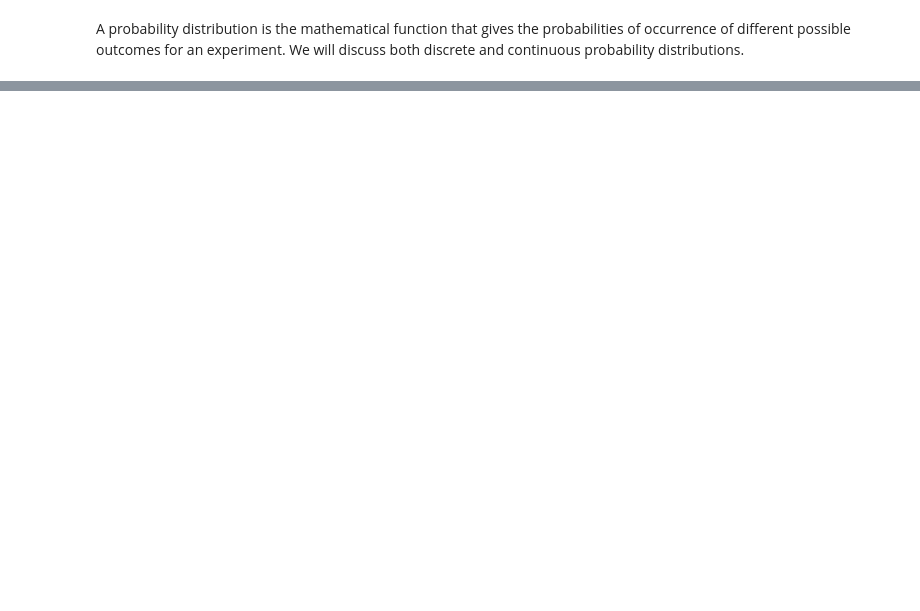
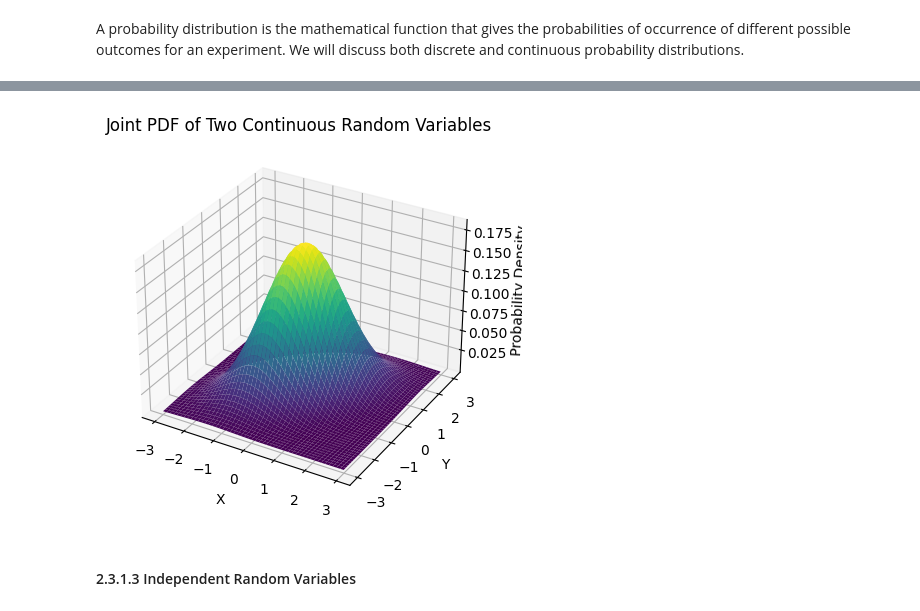
Before and after one commit to rccrdmr/MAT422-Mathematics-for-DataScience, a Jupyter notebook: 2.3_Independent Variables and Random Samples.ipynb, the cells around one changed output, grey strips where cells are left out. Drawn from its saved outputs; the diff is of its cells as text; code cells hidden in the pictures; blank space fills up the shorter version.

```diff
--- a/2.3_Independent Variables and Random Samples.ipynb
+++ b/2.3_Independent Variables and Random Samples.ipynb
@@ -583,0 +105,31 @@ plt.show()
+# %%
+from scipy.stats import multivariate_normal
+import numpy as np
+import matplotlib.pyplot as plt
+
+# Generate grid of points
+x, y = np.mgrid[-3:3:.01, -3:3:.01]
+pos = np.dstack((x, y))
+
+# Parameters for the joint normal distribution
+mu = [0, 0]  # mean
+cov = [[1.0, 0.5], [0.5, 1.0]]  # covariance matrix
+
+# Create joint PDF
+rv = multivariate_normal(mu, cov)
+joint_pdf = rv.pdf(pos)
+
+# 3D plot of the joint PDF
+fig = plt.figure()
+ax = fig.add_subplot(111, projection='3d')
+ax.plot_surface(x, y, joint_pdf, cmap='viridis')
+
+ax.set_title("Joint PDF of Two Continuous Random Variables")
+ax.set_xlabel('X')
+ax.set_ylabel('Y')
+ax.set_zlabel('Probability Density')
+plt.show()
+# %% [output]
+[figure, added]
+# %% [markdown]
+#### 2.3.1.3 Independent Random Variables
```
Also changed, not shown: parts of 53 cells of this notebook.
